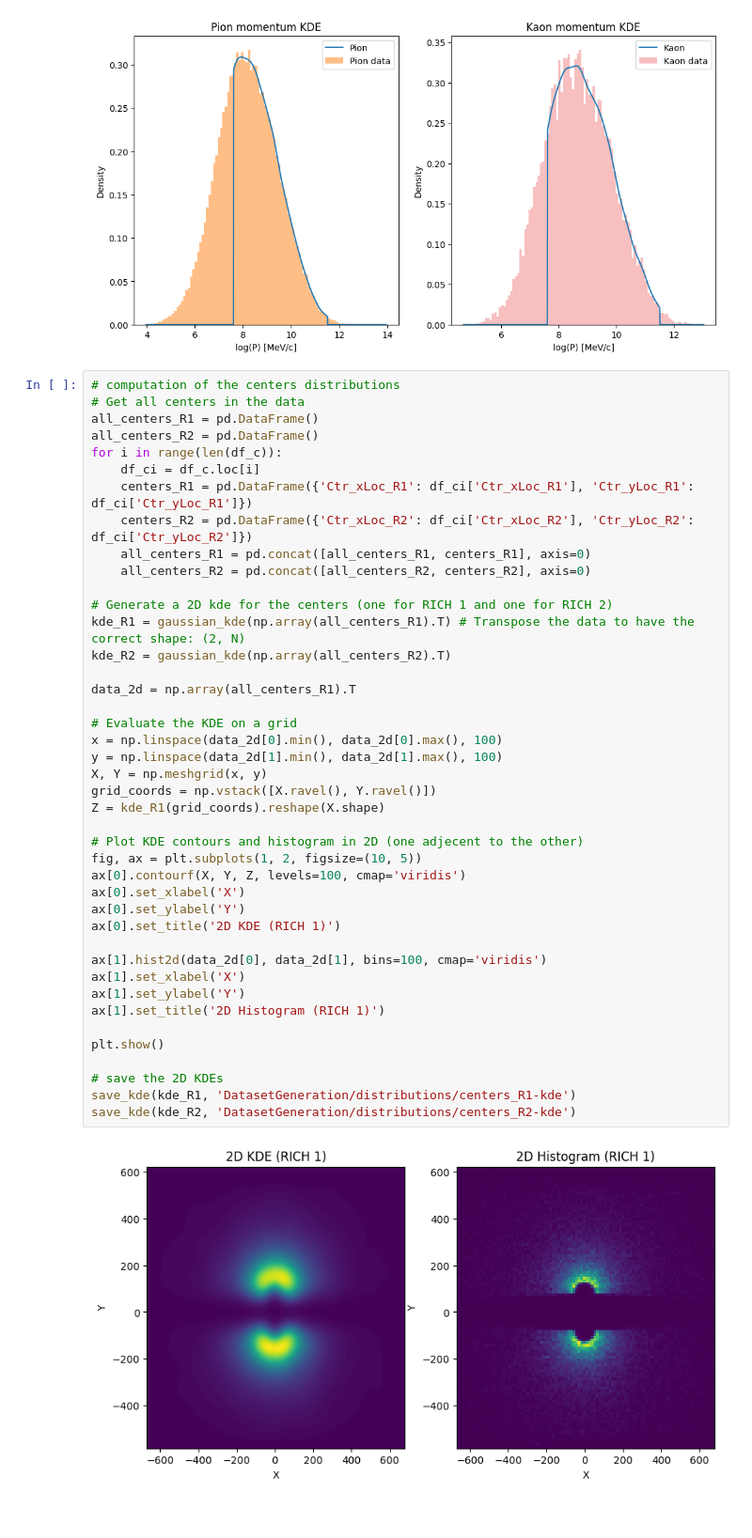
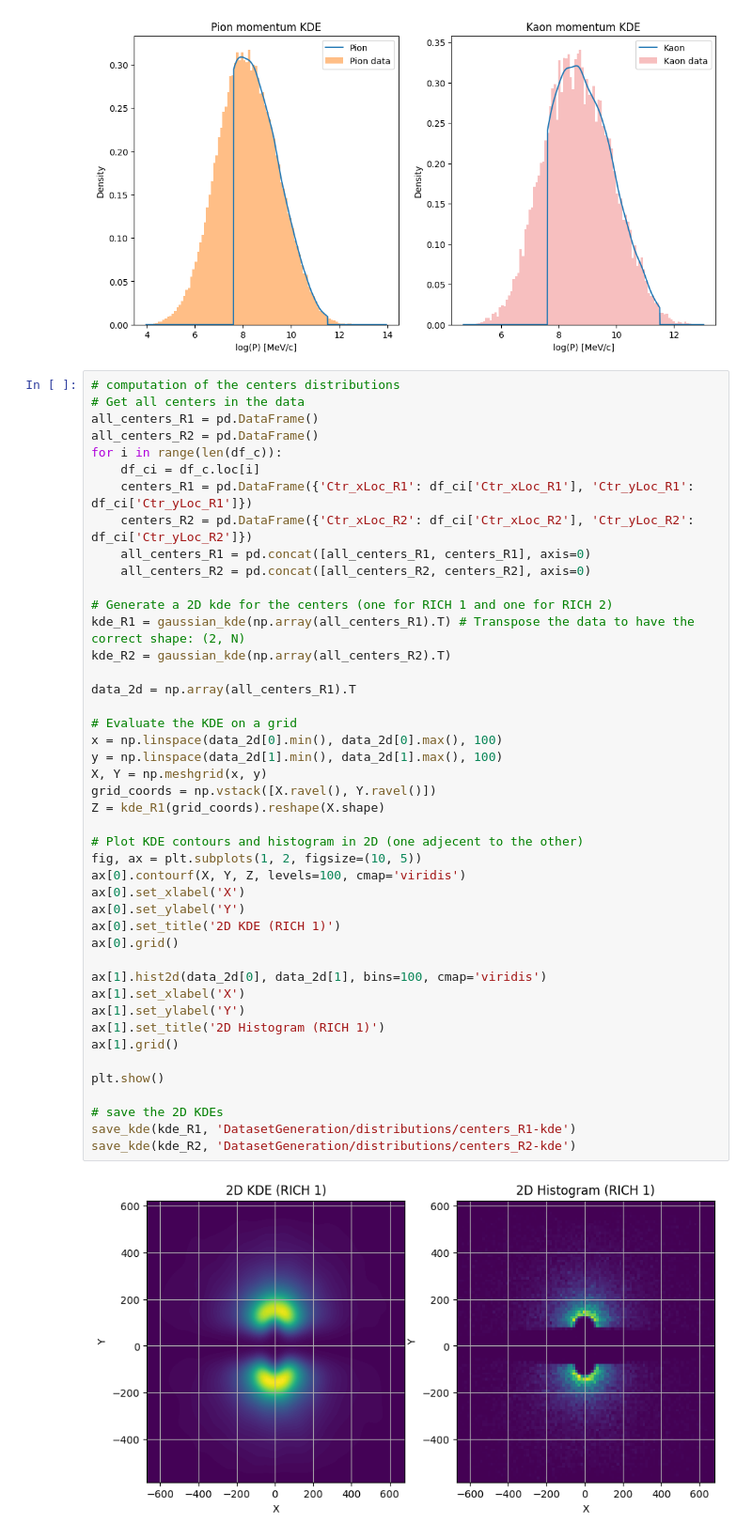
Before and after one commit to DanieleGhezzi25/A-Machine-Learning-Approach-for-Particle-Tracking-in-RICH-Detectors, a Jupyter notebook: KeyPoint_Detection/KDE_settings.ipynb, the cells around one changed output. Shown at 94% size. Drawn from its saved outputs; the diff is of its cells as text.

```diff
--- a/KeyPoint_Detection/KDE_settings.ipynb
+++ b/KeyPoint_Detection/KDE_settings.ipynb
@@ -111,31 +111,33 @@ for i in range(len(df_c)):
 kde_R1 = gaussian_kde(np.array(all_centers_R1).T) # Transpose the data to have the correct shape: (2, N)
 kde_R2 = gaussian_kde(np.array(all_centers_R2).T)
 
 data_2d = np.array(all_centers_R1).T
 
 # Evaluate the KDE on a grid
 x = np.linspace(data_2d[0].min(), data_2d[0].max(), 100)
 y = np.linspace(data_2d[1].min(), data_2d[1].max(), 100)
 X, Y = np.meshgrid(x, y)
 grid_coords = np.vstack([X.ravel(), Y.ravel()])
 Z = kde_R1(grid_coords).reshape(X.shape)
 
 # Plot KDE contours and histogram in 2D (one adjecent to the other)
 fig, ax = plt.subplots(1, 2, figsize=(10, 5))
 ax[0].contourf(X, Y, Z, levels=100, cmap='viridis')
 ax[0].set_xlabel('X')
 ax[0].set_ylabel('Y')
 ax[0].set_title('2D KDE (RICH 1)')
+ax[0].grid()
 
 ax[1].hist2d(data_2d[0], data_2d[1], bins=100, cmap='viridis')
 ax[1].set_xlabel('X')
 ax[1].set_ylabel('Y')
 ax[1].set_title('2D Histogram (RICH 1)')
+ax[1].grid()
 
 plt.show()
 
 # save the 2D KDEs
 save_kde(kde_R1, 'DatasetGeneration/distributions/centers_R1-kde')
 save_kde(kde_R2, 'DatasetGeneration/distributions/centers_R2-kde')
 # %% [output]
-[figure, old version]
+[figure, new version]
```
Also changed, not shown: parts of 1 cell of this notebook, 27 other files.
